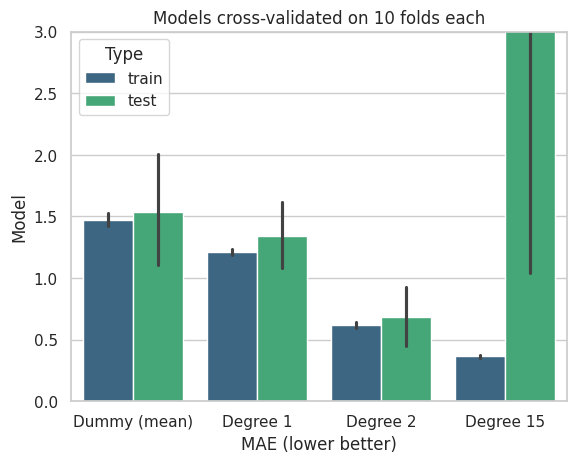
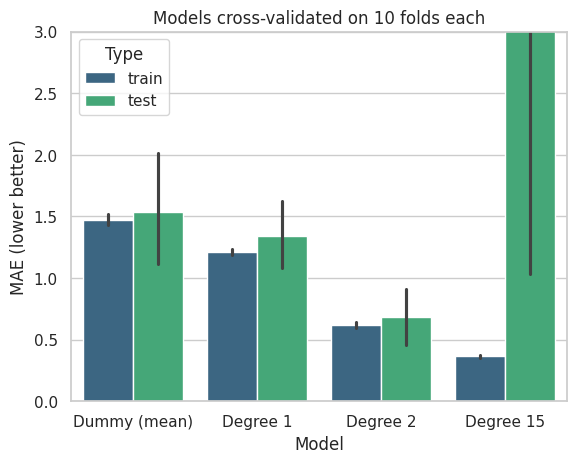
Unified diff of the notebook cell whose output changed from the first chart to the second:
--- before
+++ after
@@ -8,6 +8,6 @@
 
 plt.title("Models cross-validated on 10 folds each")
-plt.xlabel("MAE (lower better)")
-plt.ylabel("Model")
+plt.ylabel("MAE (lower better)")
+plt.xlabel("Model")
 plt.ylim(0, 3)
 plt.show()

Commit: W3M3: fix image mislabel and mermaid syntax error